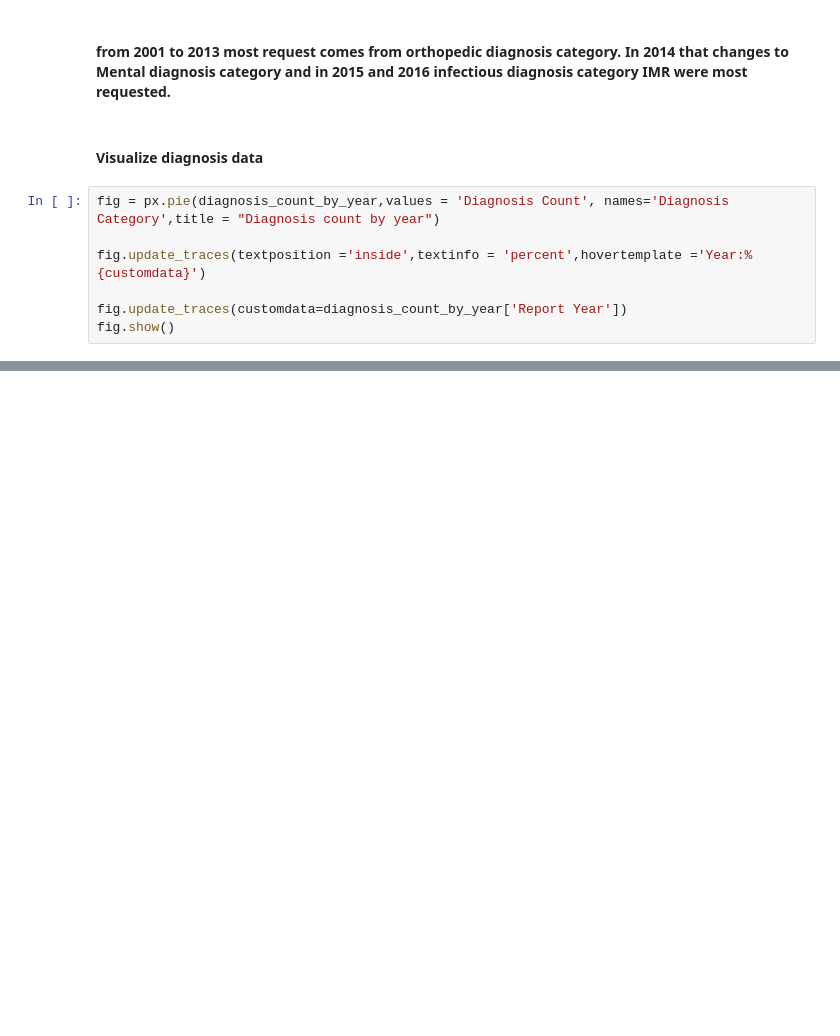
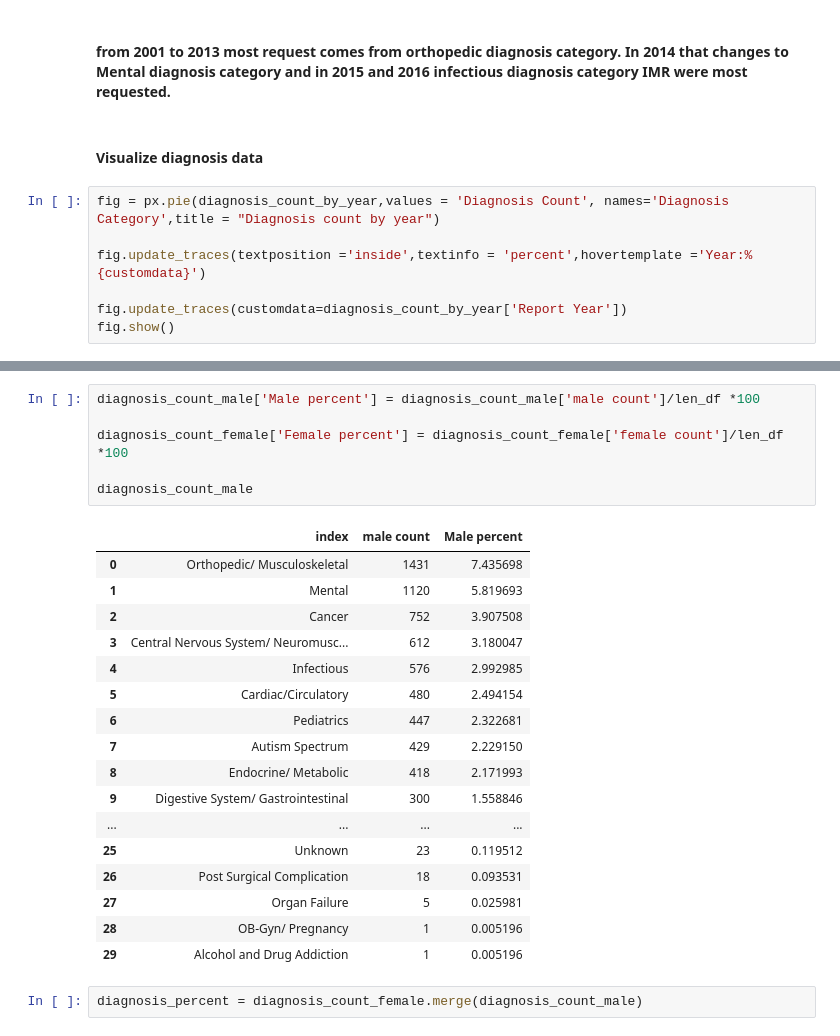
Before and after one commit to rohitkadam1410/Data-Scinence-Projects, a Jupyter notebook: Independent medical review dataset/EDA_independent_medical_review.ipynb, the cells around one changed output, grey strips where cells are left out. Drawn from its saved outputs; the diff is of its cells as text; blank space fills up the shorter version.

```diff
--- a/Independent medical review dataset/EDA_independent_medical_review.ipynb
+++ b/Independent medical review dataset/EDA_independent_medical_review.ipynb
@@ -618,0 +649,26 @@ fig.show()
+# %%
+diagnosis_count_male['Male percent'] = diagnosis_count_male['male count']/len_df *100
+
+diagnosis_count_female['Female percent'] = diagnosis_count_female['female count']/len_df *100
+
+diagnosis_count_male
+# %% [output]
+|  | index | male count | Male percent |
+| 0 | Orthopedic/ Musculoskeletal | 1431 | 7.435698 |
+| 1 | Mental | 1120 | 5.819693 |
+| 2 | Cancer | 752 | 3.907508 |
+| 3 | Central Nervous System/ Neuromusc... | 612 | 3.180047 |
+| 4 | Infectious | 576 | 2.992985 |
+| 5 | Cardiac/Circulatory | 480 | 2.494154 |
+| 6 | Pediatrics | 447 | 2.322681 |
+| 7 | Autism Spectrum | 429 | 2.229150 |
+| 8 | Endocrine/ Metabolic | 418 | 2.171993 |
+| 9 | Digestive System/ Gastrointestinal | 300 | 1.558846 |
+| ... | ... | ... | ... |
+| 25 | Unknown | 23 | 0.119512 |
+| 26 | Post Surgical Complication | 18 | 0.093531 |
+| 27 | Organ Failure | 5 | 0.025981 |
+| 28 | OB-Gyn/ Pregnancy | 1 | 0.005196 |
+| 29 | Alcohol and Drug Addiction | 1 | 0.005196 |
+# %%
+diagnosis_percent = diagnosis_count_female.merge(diagnosis_count_male)
```
Also changed, not shown: parts of 7 cells of this notebook.
